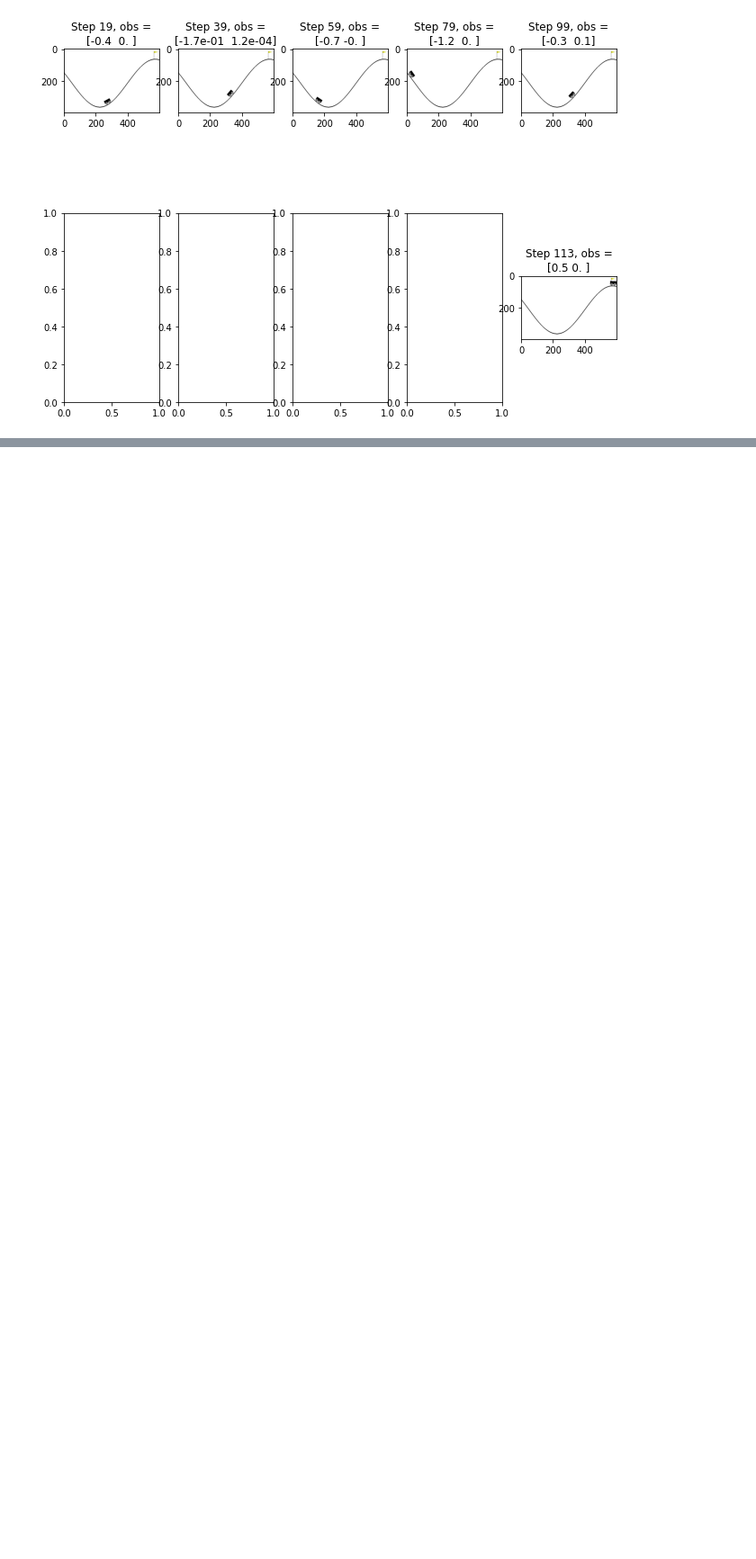
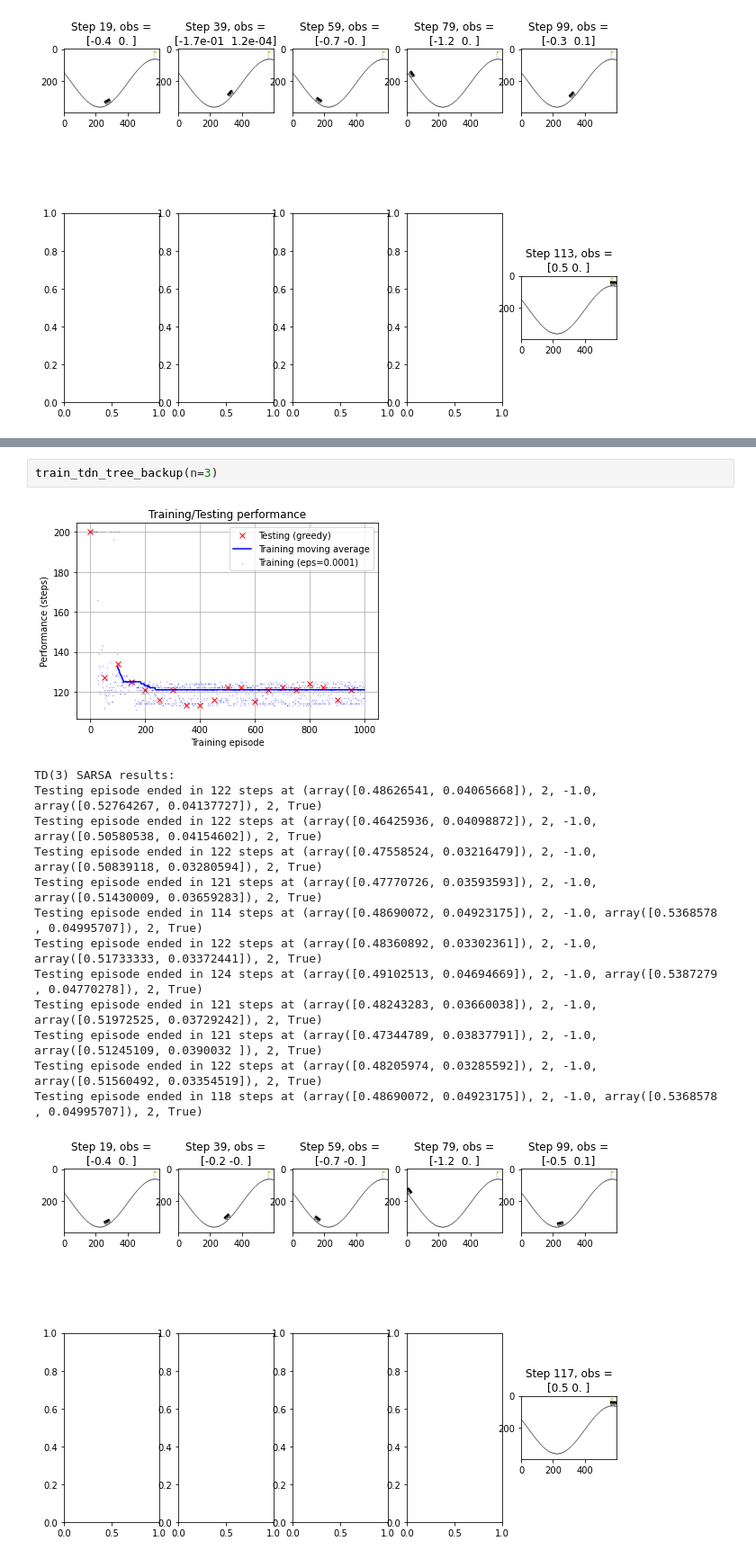
Before and after one commit to constructor-s/aps1080_winter_2021, a Jupyter notebook: A3/A3.ipynb, the cells around one changed output, grey strips where cells are left out. Shown at 90% size. Cells and saved outputs as stored; diff of their text form; blank space fills up the shorter version.

```diff
--- a/A3/A3.ipynb
+++ b/A3/A3.ipynb
@@ -619,0 +722,17 @@ Among TD(n) SARSA controllers, larger n usually achieved more efficient training
+# %%
+train_tdn_tree_backup(n=3)
+# %% [output]
+[figure, added]
+TD(3) SARSA results:
+Testing episode ended in 122 steps at (array([0.48626541, 0.04065668]), 2, -1.0, array([0.52764267, 0.04137727]), 2, True)
+Testing episode ended in 122 steps at (array([0.46425936, 0.04098872]), 2, -1.0, array([0.50580538, 0.04154602]), 2, True)
+Testing episode ended in 122 steps at (array([0.47558524, 0.03216479]), 2, -1.0, array([0.50839118, 0.03280594]), 2, True)
+Testing episode ended in 121 steps at (array([0.47770726, 0.03593593]), 2, -1.0, array([0.51430009, 0.03659283]), 2, True)
+Testing episode ended in 114 steps at (array([0.48690072, 0.04923175]), 2, -1.0, array([0.5368578 , 0.04995707]), 2, True)
+Testing episode ended in 122 steps at (array([0.48360892, 0.03302361]), 2, -1.0, array([0.51733333, 0.03372441]), 2, True)
+Testing episode ended in 124 steps at (array([0.49102513, 0.04694669]), 2, -1.0, array([0.5387279 , 0.04770278]), 2, True)
+Testing episode ended in 121 steps at (array([0.48243283, 0.03660038]), 2, -1.0, array([0.51972525, 0.03729242]), 2, True)
+Testing episode ended in 121 steps at (array([0.47344789, 0.03837791]), 2, -1.0, array([0.51245109, 0.0390032 ]), 2, True)
+Testing episode ended in 122 steps at (array([0.48205974, 0.03285592]), 2, -1.0, array([0.51560492, 0.03354519]), 2, True)
+Testing episode ended in 118 steps at (array([0.48690072, 0.04923175]), 2, -1.0, array([0.5368578 , 0.04995707]), 2, True)
+[figure, added]
```
Also changed, not shown: parts of 16 cells of this notebook.
